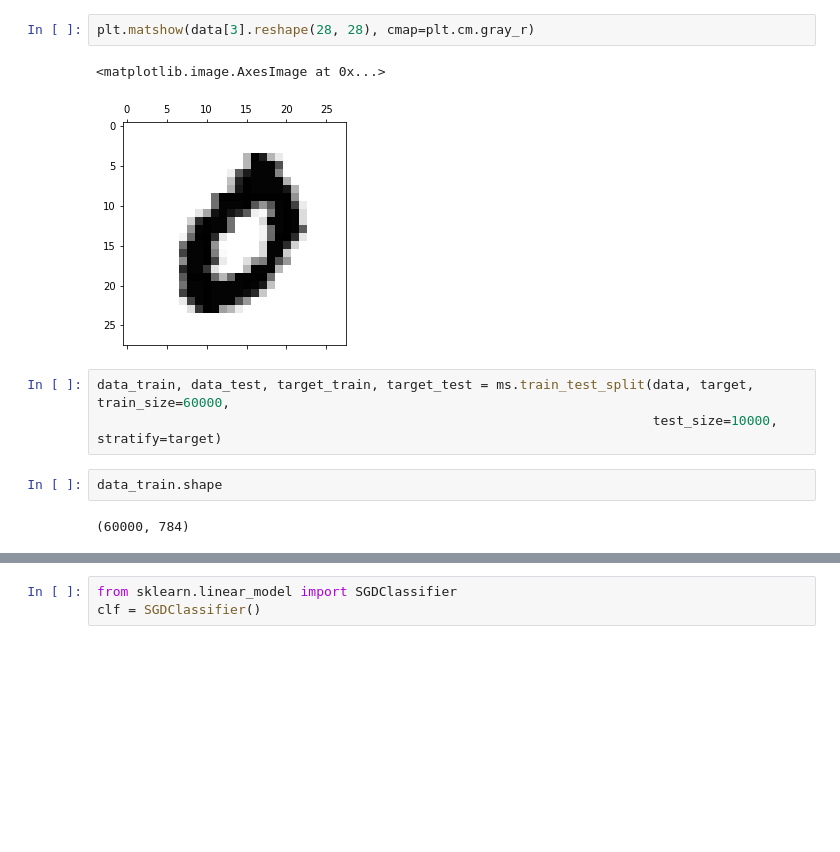
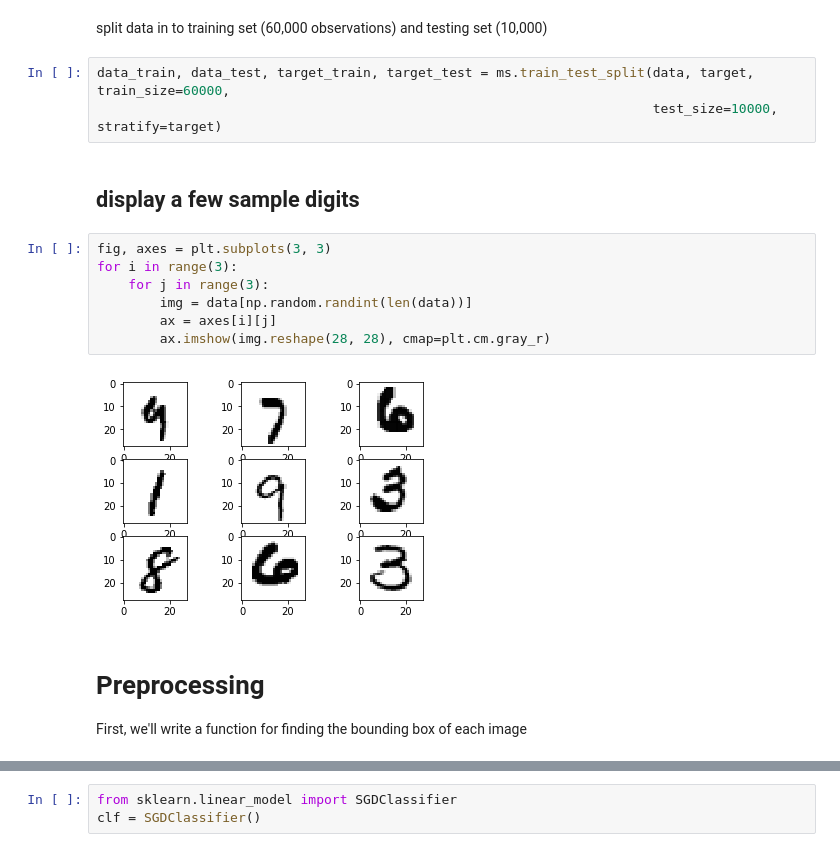
Before and after one commit to arlenk/ipython-notebooks, a Jupyter notebook: sklearn-pipeline-MNIST.ipynb, the cells around one changed output, grey strips where cells are left out. Cells and saved outputs as stored; diff of their text form; blank space fills up the shorter version.

```diff
--- a/sklearn-pipeline-MNIST.ipynb
+++ b/sklearn-pipeline-MNIST.ipynb
@@ -45,12 +34,19 @@ array([  0,   0,   0,   0,   0,   0,   0,   0,   0,   0,   0,   0,   0,
-# %%
-plt.matshow(data[3].reshape(28, 28), cmap=plt.cm.gray_r)
-# %% [output]
-<matplotlib.image.AxesImage at 0x...>
-[figure, removed]
+# %% [markdown]
+split data in to training set (60,000 observations) and testing set (10,000)
 # %%
 data_train, data_test, target_train, target_test = ms.train_test_split(data, target, train_size=60000,
                                                                        test_size=10000, stratify=target)
-# %%
-data_train.shape
-# %% [output]
-(60000, 784)
+# %% [markdown]
+## display a few sample digits
+# %%
+fig, axes = plt.subplots(3, 3)
+for i in range(3):
+    for j in range(3):
+        img = data[np.random.randint(len(data))]
+        ax = axes[i][j]
+        ax.imshow(img.reshape(28, 28), cmap=plt.cm.gray_r)
+# %% [output]
+[figure, added]
+# %% [markdown]
+# Preprocessing
+First, we'll write a function for finding the bounding box of each image
```
Also changed, not shown: parts of 20 cells of this notebook.
